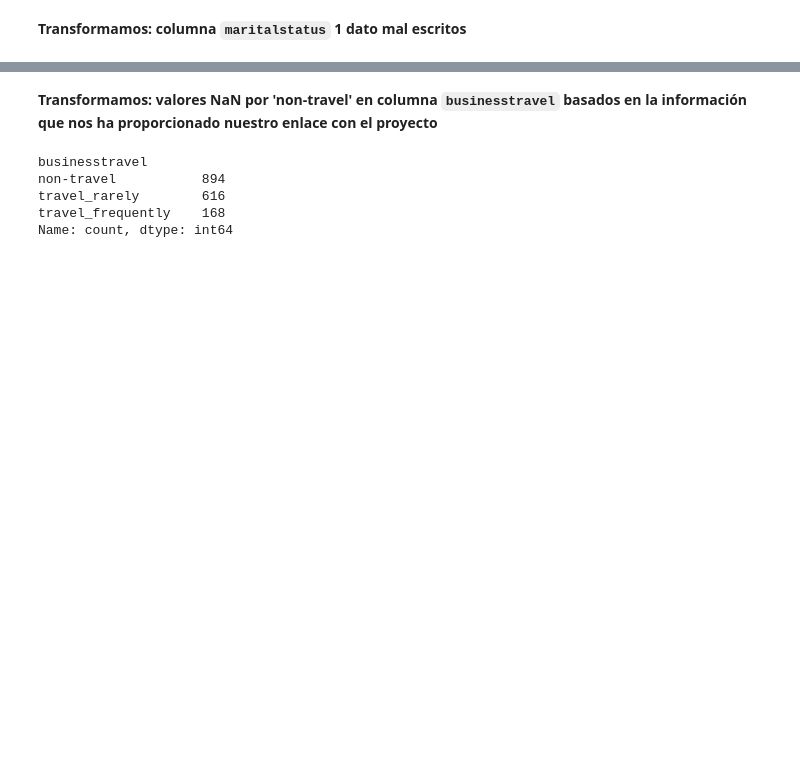
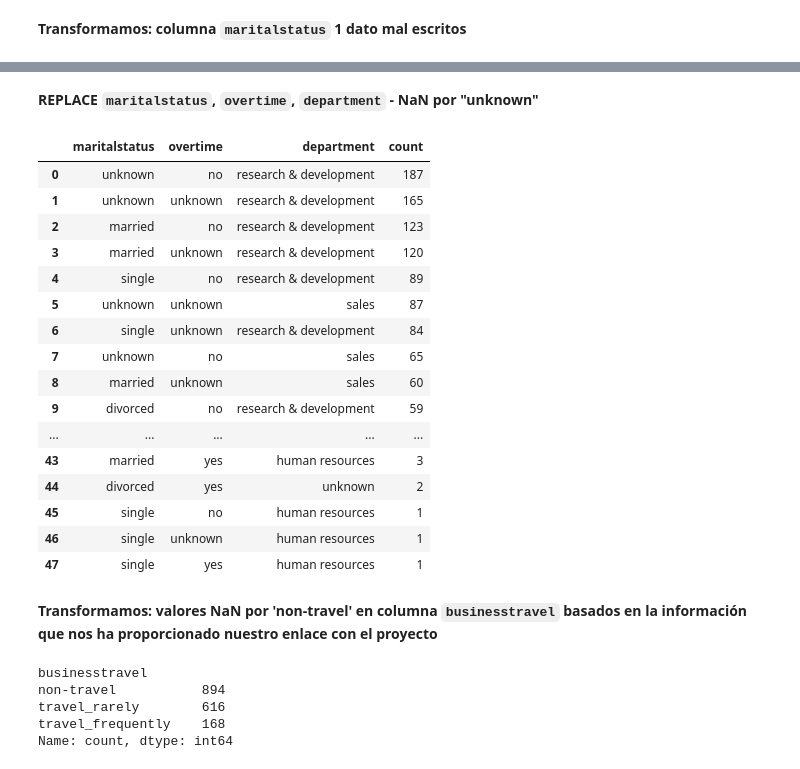
Before and after one commit to omniaunusest/VIZ-analytics-4-employee-data-talent-insights, a Jupyter notebook: Análisis_y_transformación_datos/Transformación_1.0.ipynb, the cells around one changed output, grey strips where cells are left out. Saved outputs shown, nothing was run; the diff lists cells and outputs as text; code cells hidden in the pictures; blank space fills up the shorter version.

```diff
--- a/Análisis_y_transformación_datos/Transformación_1.0.ipynb
+++ b/Análisis_y_transformación_datos/Transformación_1.0.ipynb
@@ -199,3 +256,5 @@ married     455
 single      343
 divorced    205
 Name: count, dtype: int64
+# %% [markdown]
+**REPLACE `maritalstatus`, `overtime`, `department` - NaN por "unknown"**
@@ -202,3 +263,23 @@ Name: count, dtype: int64
+# %%
+df[["maritalstatus", "overtime", "department"]].value_counts().reset_index()
+# %% [output]
+|  | maritalstatus | overtime | department | count |
+| 0 | unknown | no | research & development | 187 |
+| 1 | unknown | unknown | research & development | 165 |
+| 2 | married | no | research & development | 123 |
+| 3 | married | unknown | research & development | 120 |
+| 4 | single | no | research & development | 89 |
+| 5 | unknown | unknown | sales | 87 |
+| 6 | single | unknown | research & development | 84 |
+| 7 | unknown | no | sales | 65 |
+| 8 | married | unknown | sales | 60 |
+| 9 | divorced | no | research & development | 59 |
+| ... | ... | ... | ... | ... |
+| 43 | married | yes | human resources | 3 |
+| 44 | divorced | yes | unknown | 2 |
+| 45 | single | no | human resources | 1 |
+| 46 | single | unknown | human resources | 1 |
+| 47 | single | yes | human resources | 1 |
 # %% [markdown]
 **Transformamos: valores NaN por 'non-travel' en columna ``businesstravel`` basados en la información que nos ha proporcionado nuestro enlace con el proyecto**
 # %%
```
Also changed, not shown: parts of 45 cells of this notebook, 2 other files.
